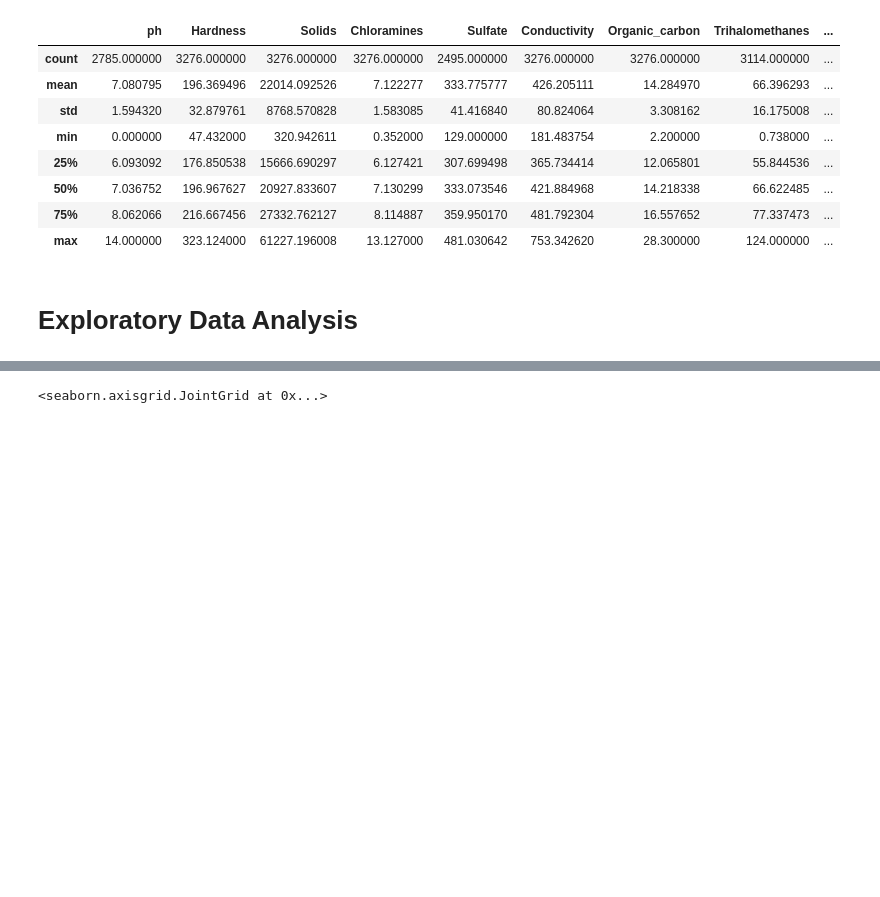
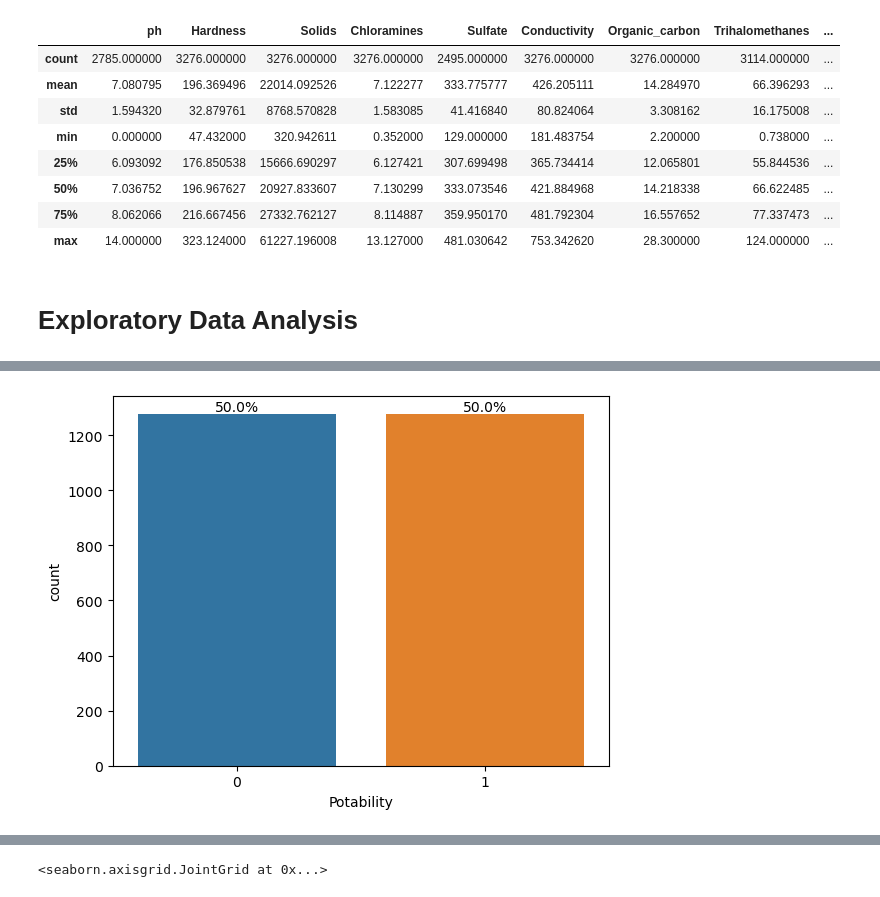
Before and after one commit to maxmatkovski/Predicting-Water-Potability, a Jupyter notebook: Decision-Trees-Random-Forests.ipynb, the cells around one changed output, grey strips where cells are left out. Cells and saved outputs as stored; diff of their text form; code cells hidden in the pictures; blank space fills up the shorter version.

```diff
--- a/Decision-Trees-Random-Forests.ipynb
+++ b/Decision-Trees-Random-Forests.ipynb
@@ -69,0 +83,23 @@ sns.countplot(df['Potability'])
+# %%
+# create a balanced data set
+
+import pandas as pd
+from sklearn.utils import resample
+
+# Assuming your original dataset is stored in a DataFrame called 'df'
+# Separate majority and minority classes
+majority_class = df[df['Potability'] == 0]  # Replace 'target' with the name of your target column
+minority_class = df[df['Potability'] == 1]
+
+
+# Undersample majority class
+undersampled_majority = resample(majority_class,
+                                 replace=False,  # Set to False to perform undersampling without replacement
+                                 n_samples=len(minority_class),  # Set the number of samples to match the minority class
+                                 random_state=42)  # Set a random state for reproducibility
+
+# Combine undersampled majority class with the minority class
+balanced_df = pd.concat([undersampled_majority, minority_class])
+
+# Shuffle the dataset to randomize the order
+balanced_df = balanced_df.sample(frac=1, random_state=42).reset_index(drop=True)
@@ -69,0 +122,19 @@ sns.countplot(df['Potability'])
+# %%
+
+import seaborn as sns
+import matplotlib.pyplot as plt
+
+ax = sns.countplot(balanced_df['Potability'])
+
+# calculate percents
+total = len(balanced_df['Potability'])
+
+for p in ax.patches:
+    percentage = '{:.1f}%'.format(100 * p.get_height() / total)
+    x = p.get_x() + p.get_width() / 2
+    y = p.get_height()
+    ax.annotate(percentage, (x, y), ha='center', va='center', xytext=(0, 5), textcoords='offset points')
+
+plt.show()
+# %% [output]
+[figure, added]
```
Also changed, not shown: parts of 15 cells of this notebook.
